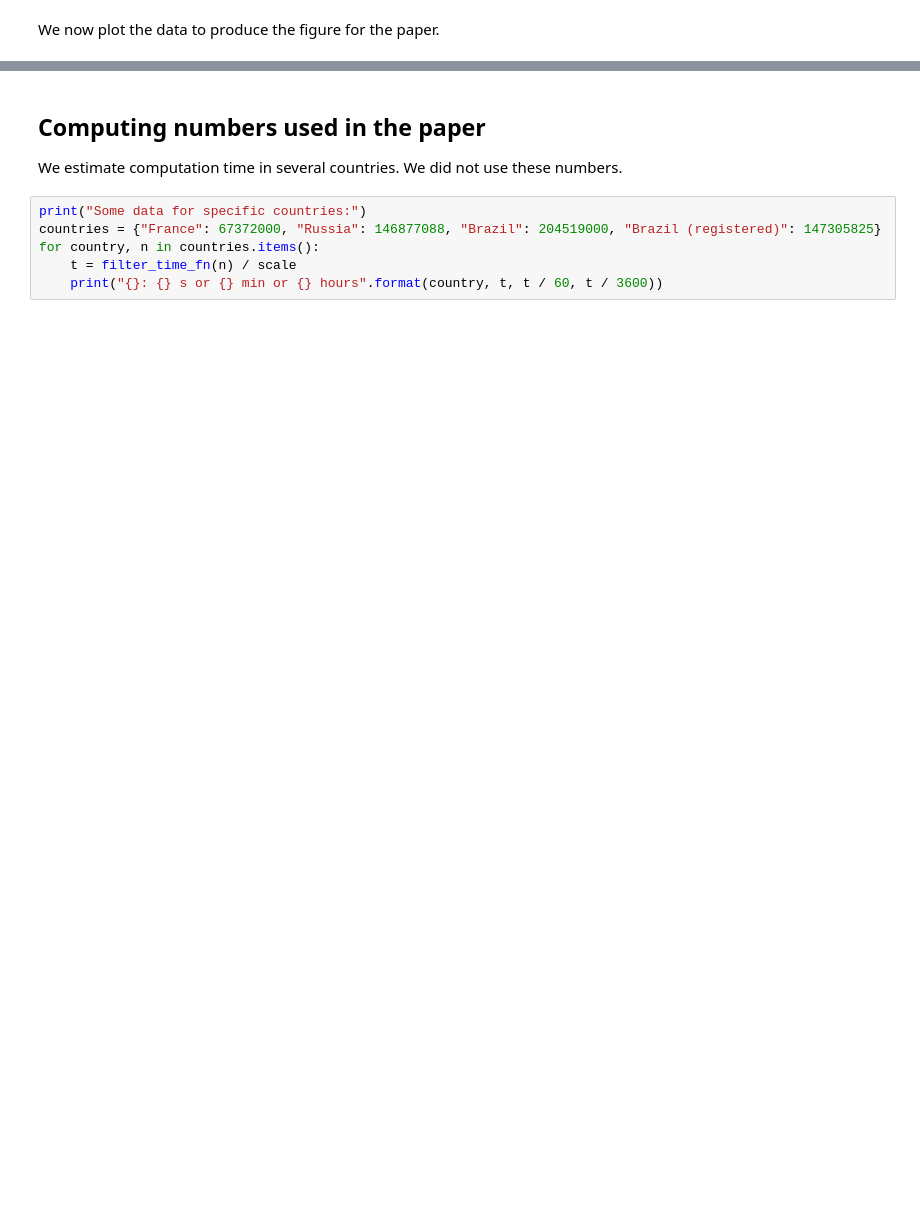
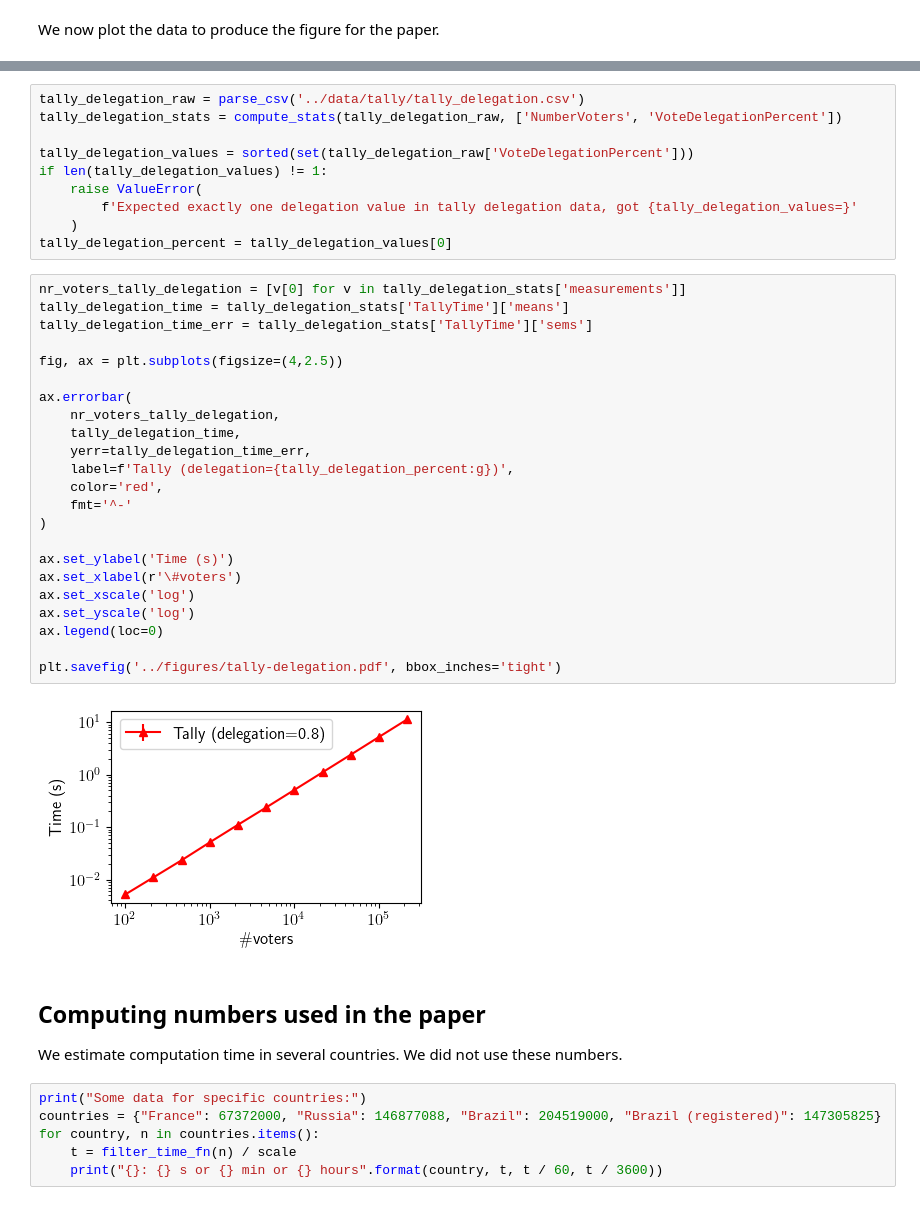
Before and after one commit to Liquid-democracy/liquid-voteagain, a Jupyter notebook: analysis/analysis.ipynb, the cells around one changed output, grey strips where cells are left out. Saved outputs shown, nothing was run; the diff lists cells and outputs as text; blank space fills up the shorter version.

```diff
--- a/analysis/analysis.ipynb
+++ b/analysis/analysis.ipynb
@@ -275,3 +341,38 @@ plt.savefig("../figures/distr.pdf", bbox_inches="tight")
+# %%
+tally_delegation_raw = parse_csv('../data/tally/tally_delegation.csv')
+tally_delegation_stats = compute_stats(tally_delegation_raw, ['NumberVoters', 'VoteDelegationPercent'])
+
+tally_delegation_values = sorted(set(tally_delegation_raw['VoteDelegationPercent']))
+if len(tally_delegation_values) != 1:
+    raise ValueError(
+        f'Expected exactly one delegation value in tally delegation data, got {tally_delegation_values=}'
+    )
+tally_delegation_percent = tally_delegation_values[0]
+# %%
+nr_voters_tally_delegation = [v[0] for v in tally_delegation_stats['measurements']]
+tally_delegation_time = tally_delegation_stats['TallyTime']['means']
+tally_delegation_time_err = tally_delegation_stats['TallyTime']['sems']
+
+fig, ax = plt.subplots(figsize=(4,2.5))
+
+ax.errorbar(
+    nr_voters_tally_delegation,
+    tally_delegation_time,
+    yerr=tally_delegation_time_err,
+    label=f'Tally (delegation={tally_delegation_percent:g})',
+    color='red',
+    fmt='^-'
+)
+
+ax.set_ylabel('Time (s)')
+ax.set_xlabel(r'\#voters')
+ax.set_xscale('log')
+ax.set_yscale('log')
+ax.legend(loc=0)
+
+plt.savefig('../figures/tally-delegation.pdf', bbox_inches='tight')
+# %% [output]
+[figure, added]
 # %% [markdown]
 ## Computing numbers used in the paper
 We estimate computation time in several countries. We did not use these numbers.
```
Also changed, not shown: parts of 23 cells of this notebook.
